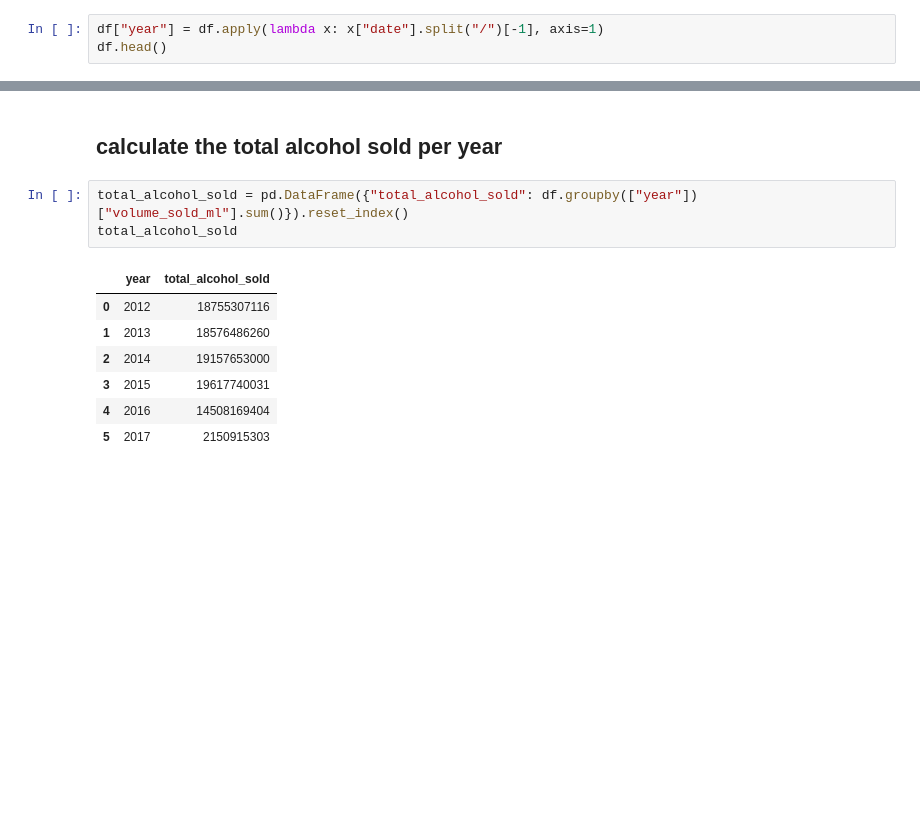
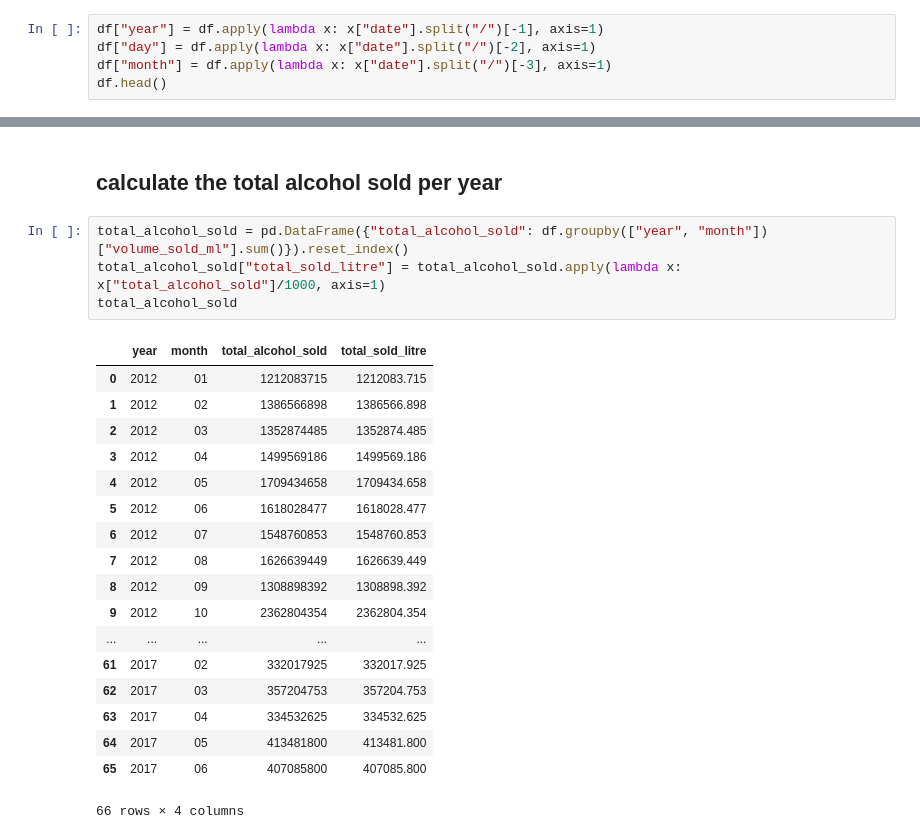
Before and after one commit to syedshabihhasan/IowaAlcoholSales, a Jupyter notebook: src/Notebooks/AlcoholSalesAnalysis.ipynb, the cells around one changed output, grey strips where cells are left out. Saved outputs shown, nothing was run; the diff lists cells and outputs as text; blank space fills up the shorter version.

```diff
--- a/src/Notebooks/AlcoholSalesAnalysis.ipynb
+++ b/src/Notebooks/AlcoholSalesAnalysis.ipynb
@@ -78,6 +58,8 @@ df.head()
 ## split the date into the year
 # %%
 df["year"] = df.apply(lambda x: x["date"].split("/")[-1], axis=1)
+df["day"] = df.apply(lambda x: x["date"].split("/")[-2], axis=1)
+df["month"] = df.apply(lambda x: x["date"].split("/")[-3], axis=1)
 df.head()
 # %% [output]
 |  | date | store | county | category | vendor | item | pack | bottle_volume_ml | state_bottle_cost | ... |
@@ -92,14 +74,26 @@ import seaborn as sns
 # %% [markdown]
 ## calculate the total alcohol sold per year
 # %%
-total_alcohol_sold = pd.DataFrame({"total_alcohol_sold": df.groupby(["year"])["volume_sold_ml"].sum()}).reset_index()
+total_alcohol_sold = pd.DataFrame({"total_alcohol_sold": df.groupby(["year", "month"])["volume_sold_ml"].sum()}).reset_index()
+total_alcohol_sold["total_sold_litre"] = total_alcohol_sold.apply(lambda x: x["total_alcohol_sold"]/1000, axis=1)
 total_alcohol_sold
 # %% [output]
-|  | year | total_alcohol_sold |
-| 0 | 2012 | 18755307116 |
-| 1 | 2013 | 18576486260 |
-| 2 | 2014 | 19157653000 |
-| 3 | 2015 | 19617740031 |
-| 4 | 2016 | 14508169404 |
-| 5 | 2017 | 2150915303 |
+|  | year | month | total_alcohol_sold | total_sold_litre |
+| 0 | 2012 | 01 | 1212083715 | 1212083.715 |
+| 1 | 2012 | 02 | 1386566898 | 1386566.898 |
+| 2 | 2012 | 03 | 1352874485 | 1352874.485 |
+| 3 | 2012 | 04 | 1499569186 | 1499569.186 |
+| 4 | 2012 | 05 | 1709434658 | 1709434.658 |
+| 5 | 2012 | 06 | 1618028477 | 1618028.477 |
+| 6 | 2012 | 07 | 1548760853 | 1548760.853 |
+| 7 | 2012 | 08 | 1626639449 | 1626639.449 |
+| 8 | 2012 | 09 | 1308898392 | 1308898.392 |
+| 9 | 2012 | 10 | 2362804354 | 2362804.354 |
+| ... | ... | ... | ... | ... |
+| 61 | 2017 | 02 | 332017925 | 332017.925 |
+| 62 | 2017 | 03 | 357204753 | 357204.753 |
+| 63 | 2017 | 04 | 334532625 | 334532.625 |
+| 64 | 2017 | 05 | 413481800 | 413481.800 |
+| 65 | 2017 | 06 | 407085800 | 407085.800 |
+66 rows × 4 columns
 # %%
```
Also changed, not shown: parts of 5 cells of this notebook.
